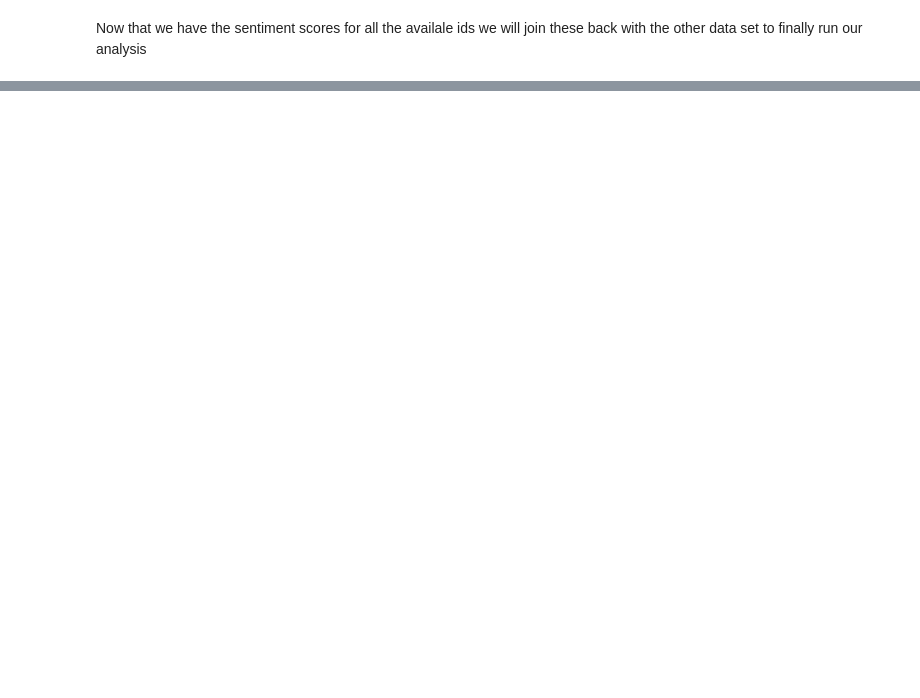
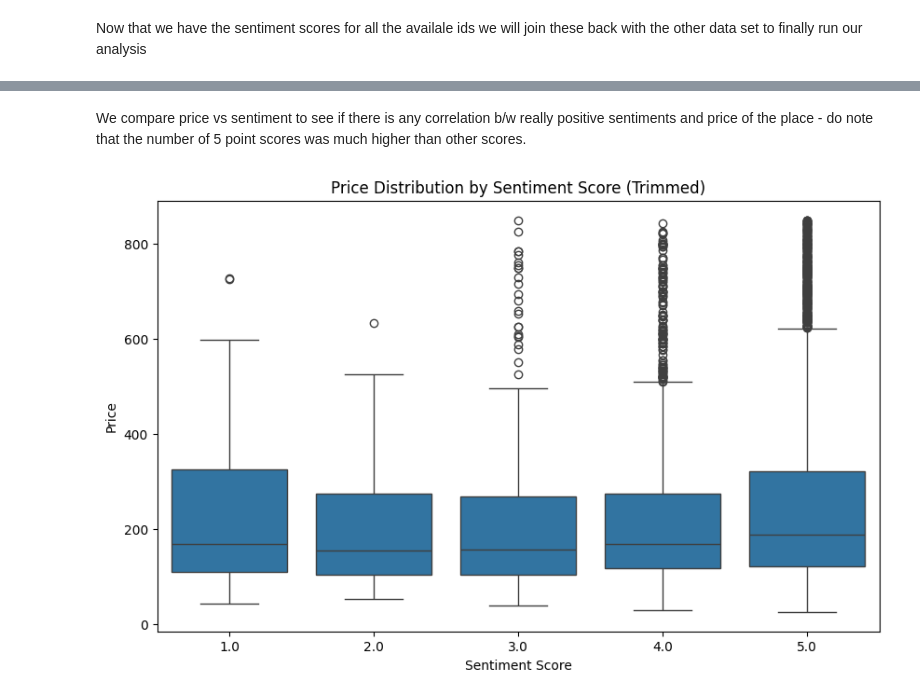
Before and after one commit to Ayan-Sengupta/sd-airbnb-feature-sentiment-analysis, a Jupyter notebook: reviews_analysis.ipynb, the cells around one changed output, grey strips where cells are left out. Saved outputs shown, nothing was run; the diff lists cells and outputs as text; code cells hidden in the pictures; blank space fills up the shorter version.

Commit message:
final clean up

```diff
--- a/reviews_analysis.ipynb
+++ b/reviews_analysis.ipynb
@@ -474,4 +468,0 @@ san_diego_reviews_cleaned.to_csv('/content/drive/MyDrive/san_diego_reviews_clean
-# %%
-# read the drive saved file into the san_diego_reviews_cleaned
-# san_diego_reviews_cleaned = pd.read_csv('/content/drive/MyDrive/san_diego_reviews_cleaned (1).csv.gz', compression='gzip')
-san_diego_reviews_cleaned=pd.read_csv('/content/drive/MyDrive/Copy of san_diego_reviews_cleaned (1).csv.gz', compression='gzip')
@@ -806,0 +840,7 @@ Topic 6: clean, definitely, great, diego, san, recommend, host, place, home, sta
+# %%
+# look at the statistics of the scaled_sentiment
+print(san_diego_reviews_cleaned_nonull['sentiment_scaled'].describe())
+print(san_diego_listings_cleaned.shape)
+# sort the lisiting data by id
+san_diego_listings_cleaned = san_diego_listings_cleaned.sort_values(by='id')
+# check what it looks like
@@ -817,0 +860,10 @@ Test comment
+# %%
+merged_df = san_diego_reviews_cleaned_nonull.merge(
+    san_diego_listings_cleaned,
+    how='left',
+    left_on='listing_id',
+    right_on='id'
+)
+merged_df = merged_df.drop_duplicates(subset='listing_id', keep='first')
+# check what this looks like
+print(merged_df.head())
@@ -817,0 +888,16 @@ Test comment
+# %% [markdown]
+We compare price vs sentiment to see if there is any correlation b/w really positive sentiments and price of the place - do note that the number of 5 point scores was much higher than other scores.
+# %%
+# Trim prices above the 95th percentile
+threshold = merged_df['price'].quantile(0.95)
+trimmed_df = merged_df[merged_df['price'] <= threshold]
+
+# Plot again using trimmed data
+plt.figure(figsize=(10, 6))
+sns.boxplot(x='sentiment_scaled', y='price', data=trimmed_df)
+plt.title('Price Distribution by Sentiment Score (Trimmed)')
+plt.xlabel('Sentiment Score')
+plt.ylabel('Price')
+plt.show()
+# %% [output]
+[figure, added]
```
Also changed, not shown: parts of 42 cells of this notebook.
